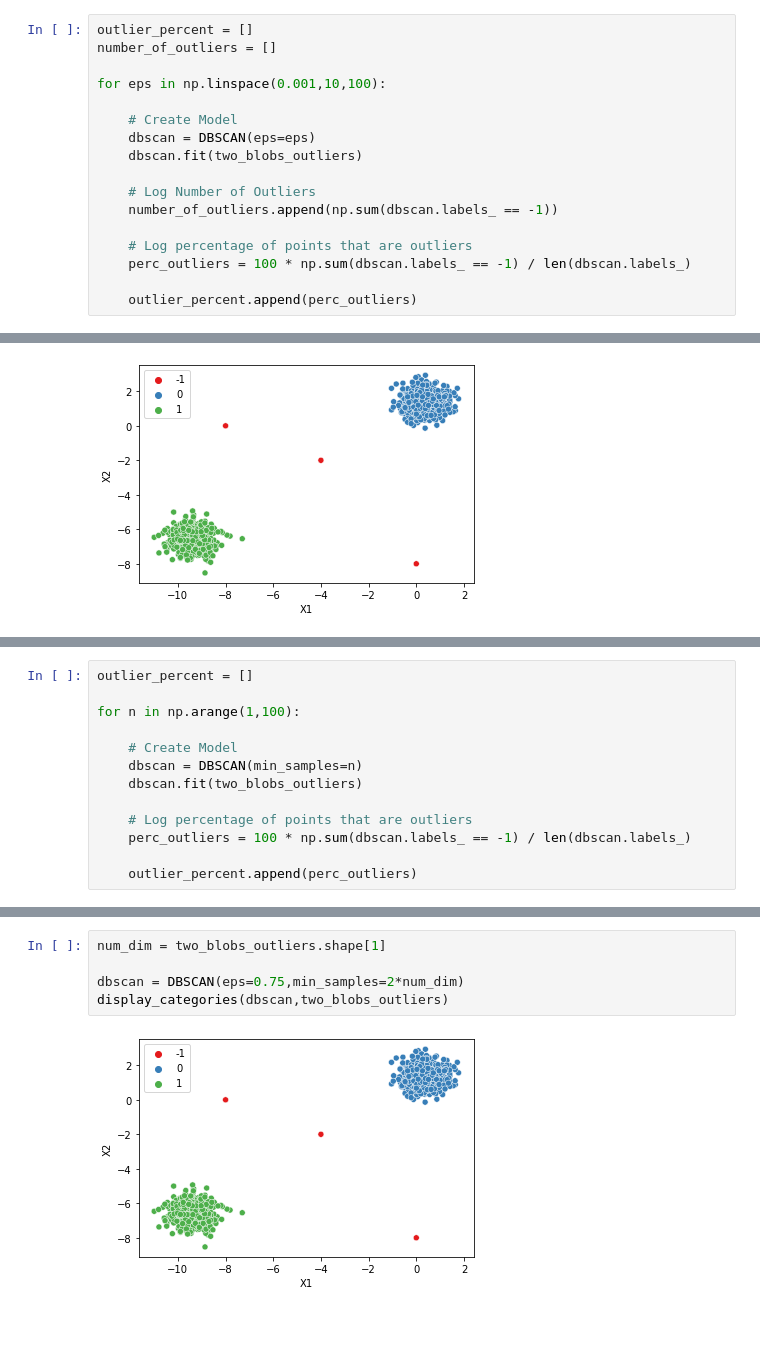
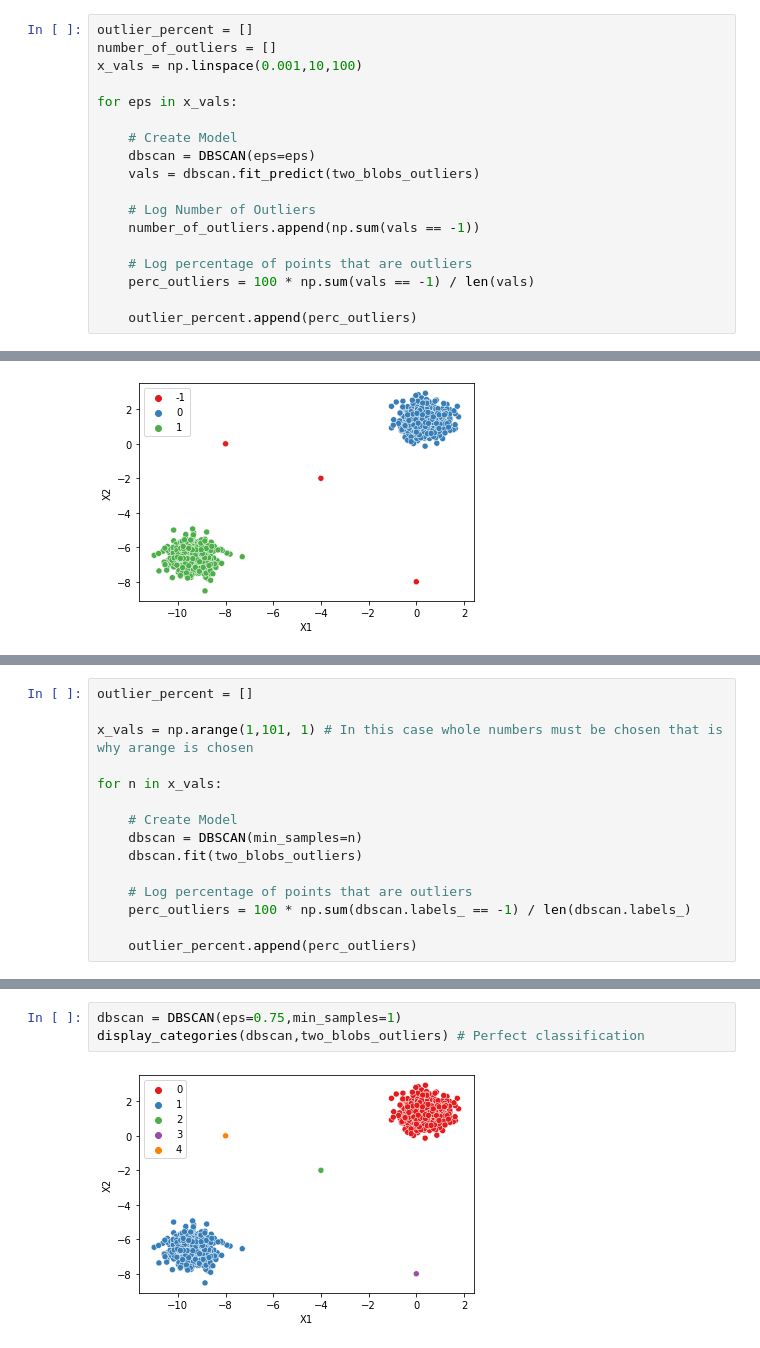
Before and after one commit to SimRey/Machine-Learning, a Jupyter notebook: Unsupervised Learning/DBSCAN/02-Hyperparameters.ipynb, the cells around one changed output, grey strips where cells are left out. Saved outputs shown, nothing was run; the diff lists cells and outputs as text.

```diff
--- a/Unsupervised Learning/DBSCAN/02-Hyperparameters.ipynb
+++ b/Unsupervised Learning/DBSCAN/02-Hyperparameters.ipynb
@@ -95,18 +63,19 @@ np.sum(dbscan.labels_ == -1)
 # %%
 outlier_percent = []
 number_of_outliers = []
+x_vals = np.linspace(0.001,10,100)
 
-for eps in np.linspace(0.001,10,100):
+for eps in x_vals:
 
     # Create Model
     dbscan = DBSCAN(eps=eps)
-    dbscan.fit(two_blobs_outliers)
+    vals = dbscan.fit_predict(two_blobs_outliers)
 
     # Log Number of Outliers
-    number_of_outliers.append(np.sum(dbscan.labels_ == -1))
+    number_of_outliers.append(np.sum(vals == -1))
 
     # Log percentage of points that are outliers
-    perc_outliers = 100 * np.sum(dbscan.labels_ == -1) / len(dbscan.labels_)
+    perc_outliers = 100 * np.sum(vals == -1) / len(vals)
 
     outlier_percent.append(perc_outliers)
 # %%
@@ -178,7 +147,9 @@ https://stats.stackexchange.com/questions/88872/a-routine-to-choose-eps-and-minp
 # %%
 outlier_percent = []
 
-for n in np.arange(1,100):
+x_vals = np.arange(1,101, 1) # In this case whole numbers must be chosen that is why arange is chosen
+
+for n in x_vals:
 
     # Create Model
     dbscan = DBSCAN(min_samples=n)
@@ -205,7 +185,5 @@ display_categories(dbscan,two_blobs_outliers)
 # %%
-num_dim = two_blobs_outliers.shape[1]
-
-dbscan = DBSCAN(eps=0.75,min_samples=2*num_dim)
-display_categories(dbscan,two_blobs_outliers)
+dbscan = DBSCAN(eps=0.75,min_samples=1)
+display_categories(dbscan,two_blobs_outliers) # Perfect classification
 # %% [output]
-[figure, old version]
+[figure, new version]
```
Also changed, not shown: parts of 29 cells of this notebook, 1 other file.
